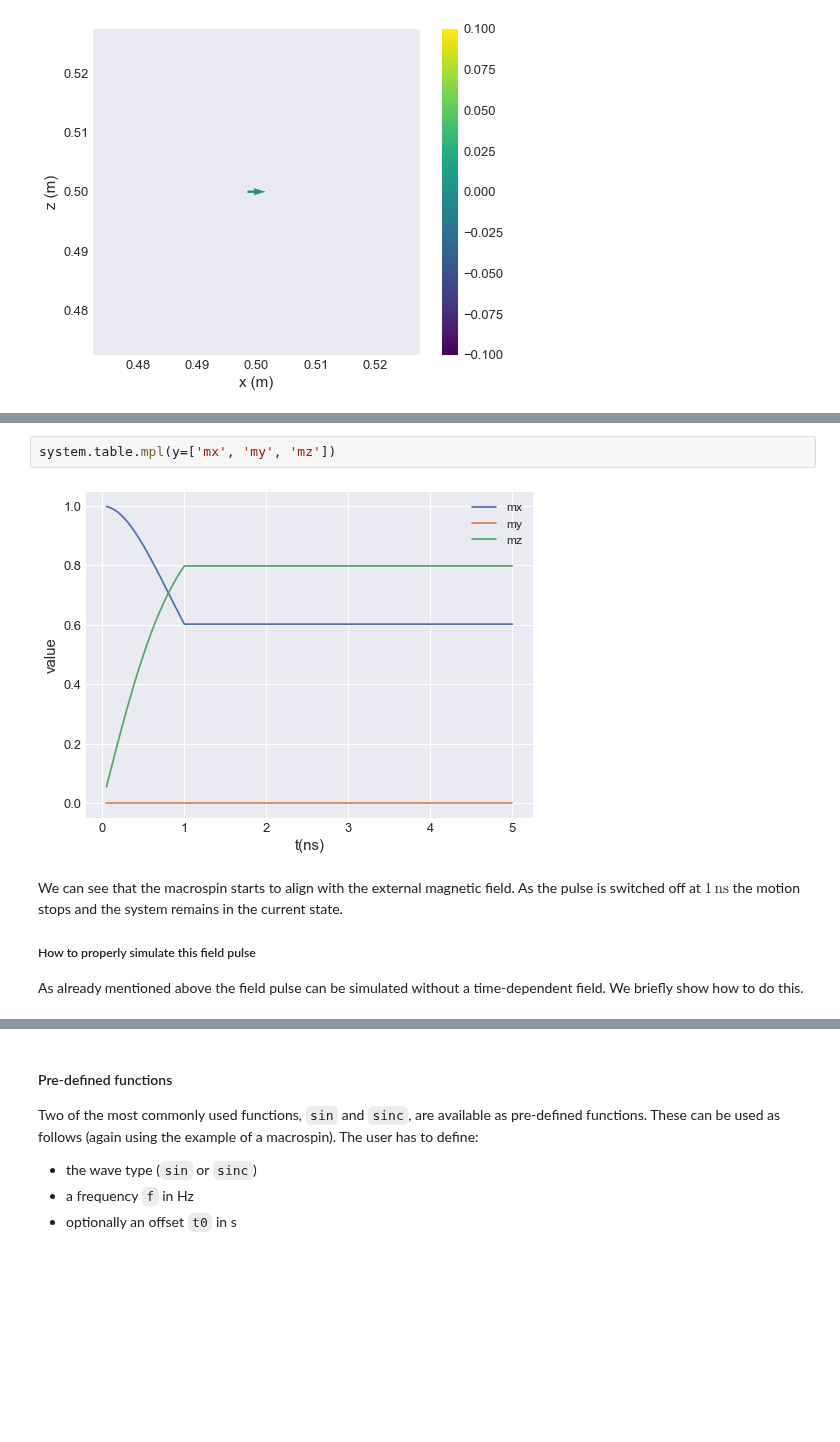
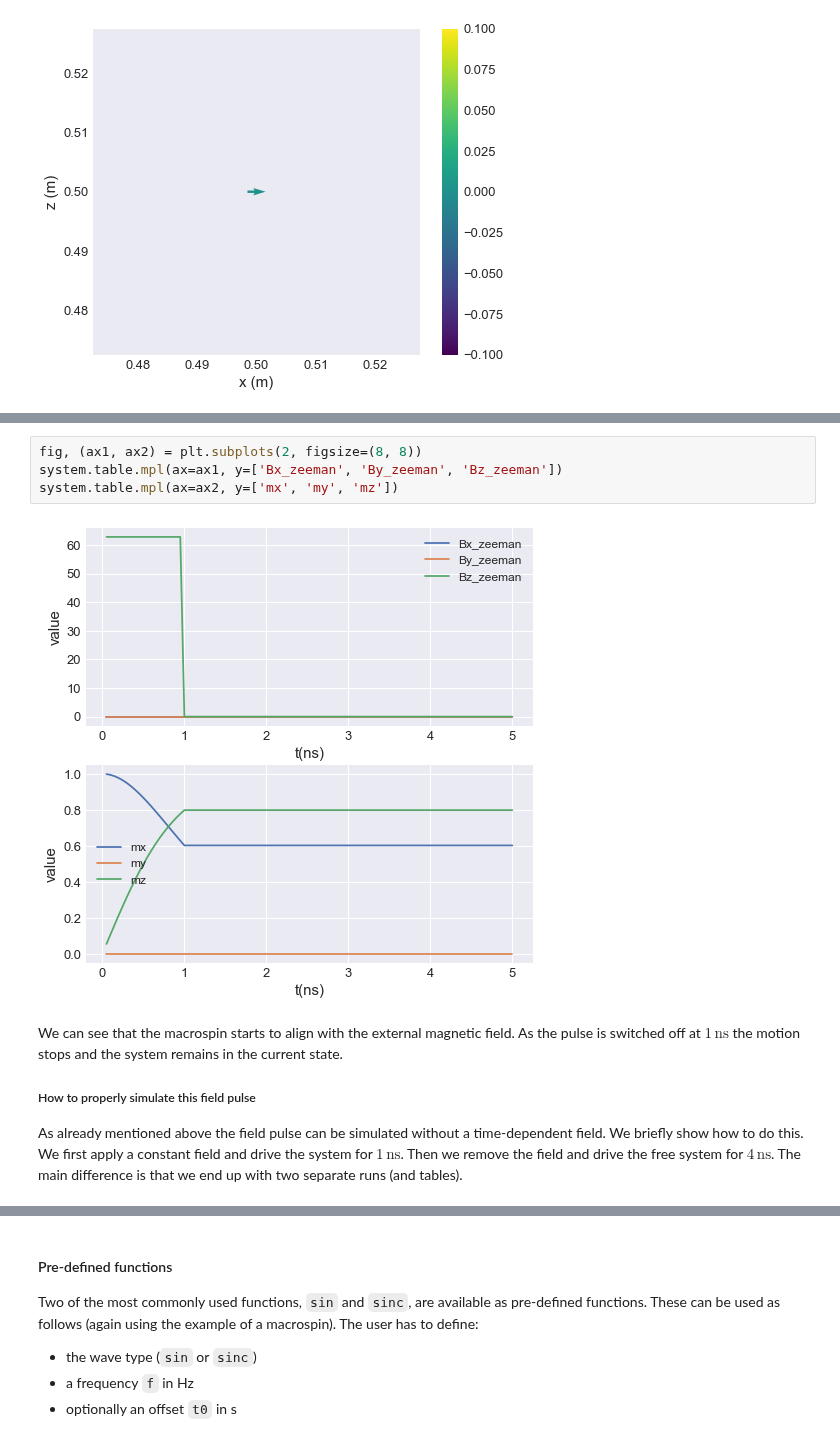
Before and after one commit to ubermag/oommfc, a Jupyter notebook: docs/time-dependent-field-current.ipynb, the cells around one changed output, grey strips where cells are left out. Cells and saved outputs as stored; diff of their text form; blank space fills up the shorter version.

Commit message:
Documentation for time-varying fields

```diff
--- a/docs/time-dependent-field-current.ipynb
+++ b/docs/time-dependent-field-current.ipynb
@@ -86,15 +87,17 @@ Running OOMMF (ExeOOMMFRunner) [2021/11/15 14:25]...  <1> mmarchive killed
 (1.5 s)
 [figure]
 # %%
-system.table.mpl(y=['mx', 'my', 'mz'])
+fig, (ax1, ax2) = plt.subplots(2, figsize=(8, 8))
+system.table.mpl(ax=ax1, y=['Bx_zeeman', 'By_zeeman', 'Bz_zeeman'])
+system.table.mpl(ax=ax2, y=['mx', 'my', 'mz'])
 # %% [output]
-[figure, old version]
+[figure, new version]
 # %% [markdown]
 We can see that the macrospin starts to align with the external magnetic field. As the pulse is switched off at $1\,\mathrm{ns}$ the motion stops and the system remains in the current state.
 
 ##### How to properly simulate this field pulse
 
-As already mentioned above the field pulse can be simulated without a time-dependent field. We briefly show how to do this.
+As already mentioned above the field pulse can be simulated without a time-dependent field. We briefly show how to do this. We first apply a constant field and drive the system for $1\,\mathrm{ns}$. Then we remove the field and drive the free system for $4\,\mathrm{ns}$. The main difference is that we end up with two separate runs (and tables).
 # %%
 system = mm.System(name='macrospin_pulse_drive')
 system.energy = mm.Zeeman(H=(0, 0, 5e4))
```
Also changed, not shown: parts of 24 cells of this notebook.
